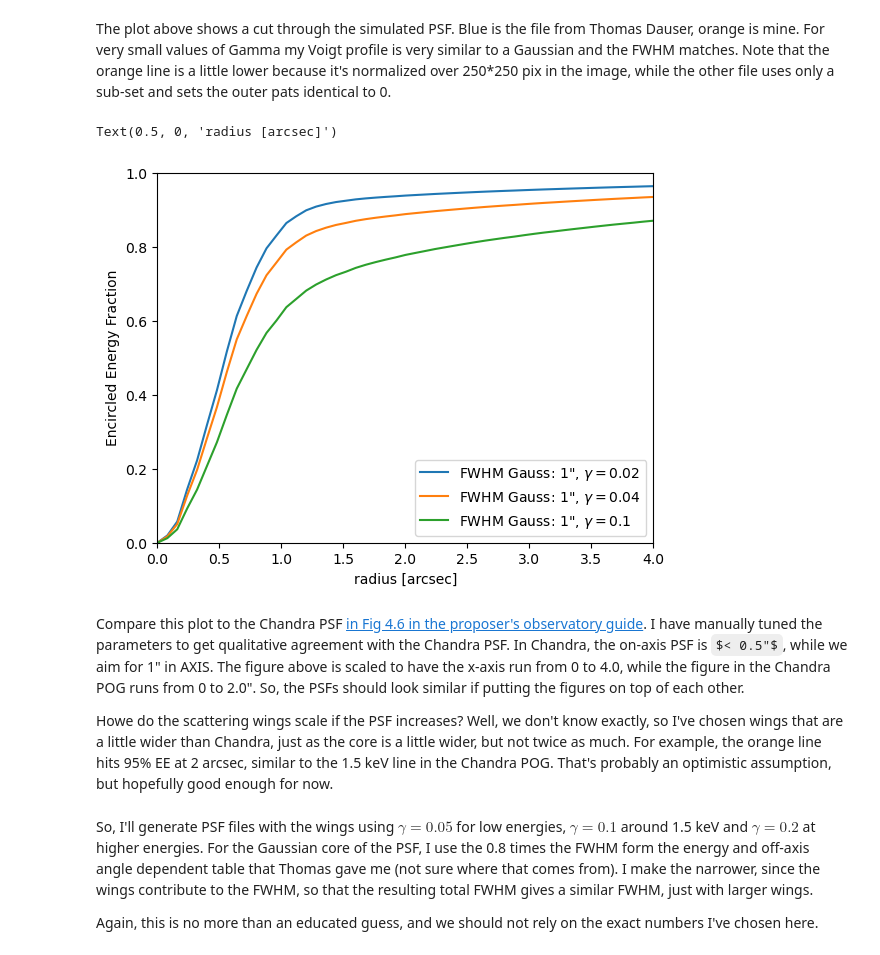
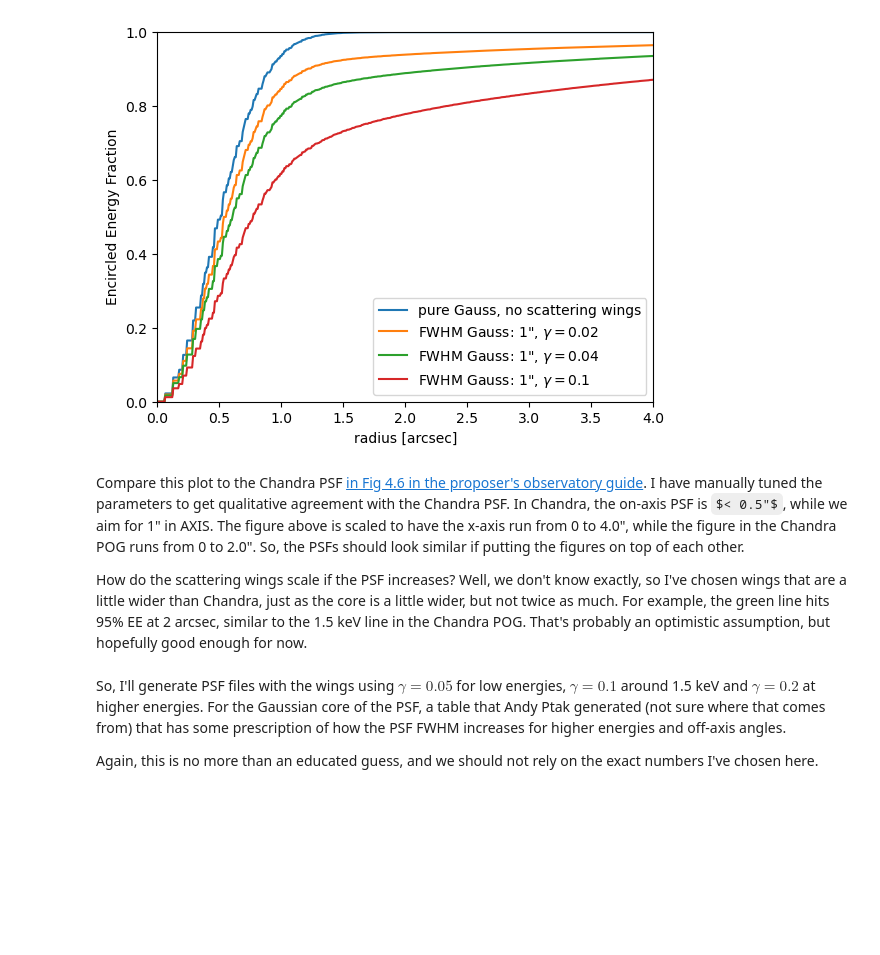
Before and after one commit to hamogu/AXIS, a Jupyter notebook: PSF/Generate_PSF_for_SIXTE.ipynb, the cells around one changed output. Drawn from its saved outputs; the diff is of its cells as text; code cells hidden in the pictures; some formulas as TeX source; blank space fills up the shorter version.

Commit message:
Generate PSF as docs for my files

```diff
--- a/PSF/Generate_PSF_for_SIXTE.ipynb
+++ b/PSF/Generate_PSF_for_SIXTE.ipynb
@@ -25,20 +32,8 @@ if not os.path.exists(input_name):
                            input_name)
 # %%
 hdus = fits.open(input_name)
-# %%
-# What is the units of that?
-CDELT = 1.6E-06  # in degrees/pixel
-
-# Empirically determined to match Thomas Dauser's files.
-# Does to seem to make any sense with the CDELT numbers.
-pixel_per_arcsec = 12.5
-
-# Size of the images we want to generate. Match Thomas Dauser's file here
-# so that I can just replace the data of the HDUs and don't have to update
-# the headers.
-n_pix = 250
 # %%
-def image_voigt(n_pix, FWHM, gamma):
+def image_voigt(n_pix, FWHM, gamma, pixel_per_arcsec=5):
     sigma = FWHM / 2.355
     # +0.5 to get to the center of a pixel and because FITS has origin at [1, 1], while numpy has at [0, 0]
     dx, dy = np.mgrid[0: n_pix, 0: n_pix]
@@ -66,5 +63,3 @@ Text(0.5, 1.0, 'Compare Thomas Dauser PSF with mine to check format')
-# %% [markdown]
-The plot above shows a cut through the simulated PSF. Blue is the file from Thomas Dauser, orange is mine. For very small values of Gamma my Voigt profile is very similar to a Gaussian and the FWHM matches. Note that the orange line is a little lower because it's normalized over 250*250 pix in the image, while the other file uses only a sub-set and sets the outer pats identical to 0.
 # %%
 tab = '''
 #Photon Energy (keV)	Off-Axis Angle (arcmin)
@@ -87,7 +82,7 @@ energies	0	2	4	6	8	10	12	14	16
 FWHMtab = Table.read(tab, format='ascii', header_start=0, data_start=1, delimiter='\t')
 # %%
 def image_to_EE(image, rarray):
-    '''Implementatin cna be done a lot better using numpy array indices more
+    '''Implementation can be done a lot better using numpy array indices more
     but is fast enough for now, so don't bother to optimize.
     '''
     nx, ny = image.shape
@@ -97,28 +92,30 @@ def image_to_EE(image, rarray):
     radius = np.sqrt(dx**2 + dy**2)
     return np.array([image[radius <= r].sum() for r in rarray])
 # %%
-rarray = np.arange(0, 52.5)
+rarray = np.arange(0, 50, .1)
 # %%
-plt.plot(rarray / pixel_per_arcsec, image_to_EE(image_voigt(250, 1, .02), rarray),
+pixel_per_arcsec = 12.5
+plt.plot(rarray / pixel_per_arcsec, image_to_EE(image_voigt(250, 1, .0, pixel_per_arcsec), rarray),
+         label='pure Gauss, no scattering wings')
+plt.plot(rarray / pixel_per_arcsec, image_to_EE(image_voigt(250, 1, .02, pixel_per_arcsec), rarray),
          label='FWHM Gauss: 1", $\gamma=0.02$')
-plt.plot(rarray / pixel_per_arcsec, image_to_EE(image_voigt(250, 1, .04), rarray),
+plt.plot(rarray / pixel_per_arcsec, image_to_EE(image_voigt(250, 1, .04, pixel_per_arcsec), rarray),
          label='FWHM Gauss: 1", $\gamma=0.04$')
-plt.plot(rarray / pixel_per_arcsec, image_to_EE(image_voigt(250, 1, .1), rarray),
+plt.plot(rarray / pixel_per_arcsec, image_to_EE(image_voigt(250, 1, .1, pixel_per_arcsec), rarray),
          label='FWHM Gauss: 1", $\gamma=0.1$')
 plt.xlim(0, 4)
 plt.ylim(0, 1)
 plt.legend()
 plt.ylabel('Encircled Energy Fraction')
-plt.xlabel('radius [arcsec]')
+out = plt.xlabel('radius [arcsec]')
 # %% [output]
-Text(0.5, 0, 'radius [arcsec]')
-[figure, old version]
+[figure, new version]
 # %% [markdown]
-Compare this plot to the Chandra PSF [in Fig 4.6 in the proposer's observatory guide](https://cxc.harvard.edu/proposer/POG/html/chap4.html#tth_sEc4.2.3). I have manually tuned the parameters to get qualitative agreement with the Chandra PSF. In Chandra, the on-axis PSF is $< 0.5"$, while we aim for 1" in AXIS. The figure above is scaled to have the x-axis run from 0 to 4.0, while the figure in the Chandra POG runs from 0 to 2.0". So, the PSFs should look similar if putting the figures on top of each other.
+Compare this plot to the Chandra PSF [in Fig 4.6 in the proposer's observatory guide](https://cxc.harvard.edu/proposer/POG/html/chap4.html#tth_sEc4.2.3). I have manually tuned the parameters to get qualitative agreement with the Chandra PSF. In Chandra, the on-axis PSF is $< 0.5"$, while we aim for 1" in AXIS. The figure above is scaled to have the x-axis run from 0 to 4.0", while the figure in the Chandra POG runs from 0 to 2.0". So, the PSFs should look similar if putting the figures on top of each other.
 
-Howe do the scattering wings scale if the PSF increases? Well, we don't know exactly, so I've chosen wings that are a little wider than Chandra, just as the core is a little wider, but not twice as much. For example, the orange line hits 95% EE at 2 arcsec, similar to the 1.5 keV line in the Chandra POG. That's probably an optimistic assumption, but hopefully good enough for now.
+How do the scattering wings scale if the PSF increases? Well, we don't know exactly, so I've chosen wings that are a little wider than Chandra, just as the core is a little wider, but not twice as much. For example, the green line hits 95% EE at 2 arcsec, similar to the 1.5 keV line in the Chandra POG. That's probably an optimistic assumption, but hopefully good enough for now.
 # %% [markdown]
-So, I'll generate PSF files with the wings using $\gamma=0.05$ for low energies, $\gamma=0.1$ around 1.5 keV and $\gamma=0.2$ at higher energies. For the Gaussian core of the PSF, I use the 0.8 times the FWHM form the energy and off-axis angle dependent table that Thomas gave me (not sure where that comes from). I make the narrower, since the wings contribute to the FWHM, so that the resulting total FWHM gives a similar FWHM, just with larger wings.
+So, I'll generate PSF files with the wings using $\gamma=0.05$ for low energies, $\gamma=0.1$ around 1.5 keV and $\gamma=0.2$ at higher energies. For the Gaussian core of the PSF, a table that Andy Ptak generated (not sure where that comes from) that has some prescription of how the PSF FWHM increases for higher energies and off-axis angles.
 
 Again, this is no more than an educated guess, and we should not rely on the exact numbers I've chosen here.
 # %%
```
Also changed, not shown: parts of 26 cells of this notebook.
